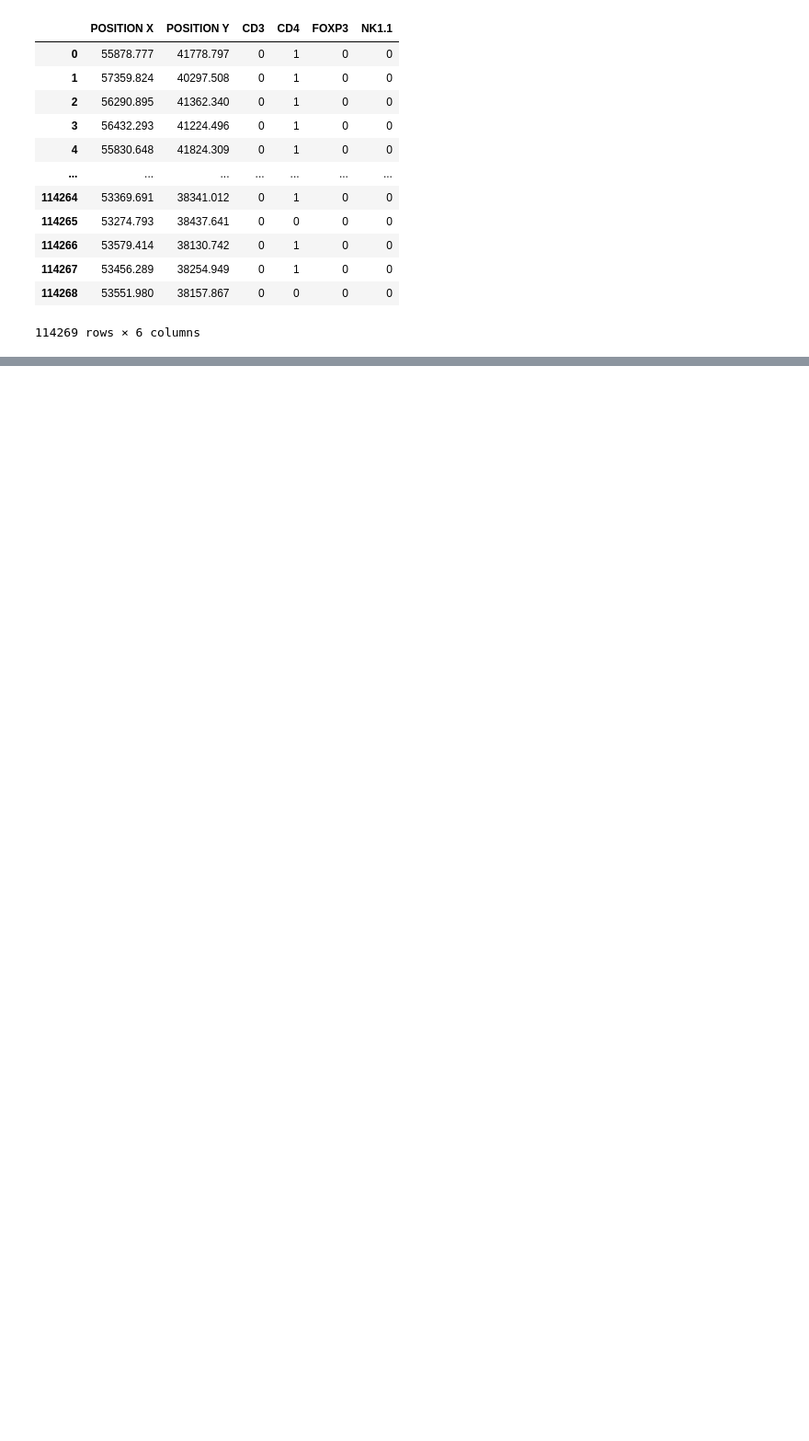
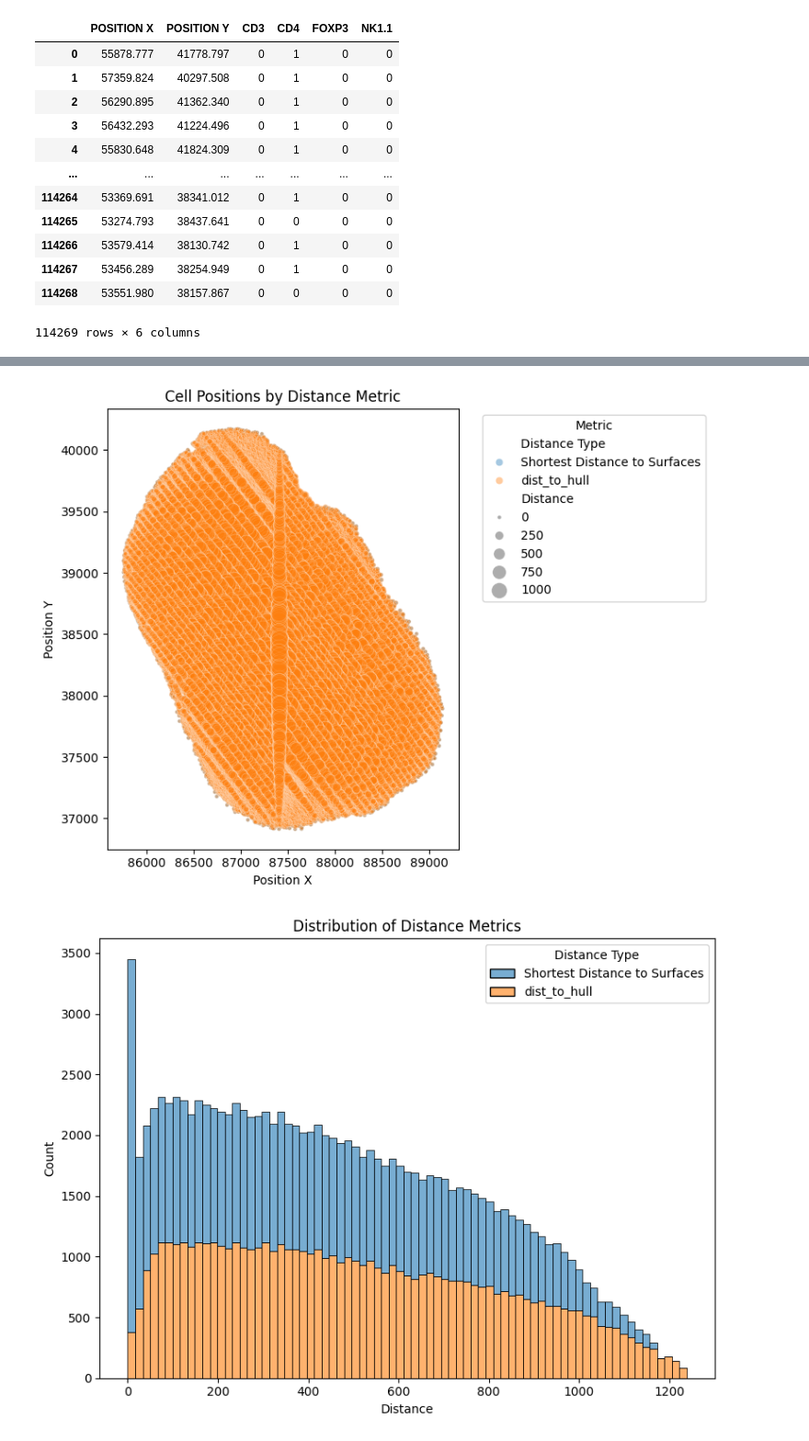
Before and after one commit to helclp/lab_proj1, a Jupyter notebook: combiner1.ipynb, the cells around one changed output, grey strips where cells are left out. Shown at 92% size. Saved outputs shown, nothing was run; the diff lists cells and outputs as text; code cells hidden in the pictures; blank space fills up the shorter version.

```diff
--- a/combiner1.ipynb
+++ b/combiner1.ipynb
@@ -161,0 +253,17 @@ test1
+# %%
+dapi2_position = pd.read_csv('edge_test/tumor edge test DAPI position_Selection.csv' , skiprows=3)
+dapi2_position.drop(columns=['Unit', 'Category',
+       'Collection', 'Time', 'CC3 catchall', 'CC3 real', 'CD103',
+       'CD103+ cDC1', 'CD3','CD177','CD3-CD68', 'CD3-CD68+CD206', 'CD4',
+       'CD45',  'Unnamed: 18'], inplace=True)
+
+dapi2_distance = pd.read_csv('edge_test/tumor edge test_DAPI distance to tumor edge_Selection.csv' , skiprows=3)
+dapi2_distance.drop(columns=['Category', 'Surfaces', 'Time',
+       'CC3 catchall', 'CC3 real', 'CD103', 'CD103+ cDC1', 'CD177', 'CD3',
+       'CD3-CD68', 'CD3-CD68+CD206', 'Unit','CD4', 'CD45', 'Unnamed: 16'], inplace=True)
+
+# cd3_position.head()
+dapi2_final = dapi2_position.merge(dapi2_distance, on=["ID"], how='left').sort_values(by=['ID'], ascending=True)
+dapi2_final =  dapi2_final[['ID','Position X', 'Position Y', 'Position Z',
+       'Shortest Distance to Surfaces']].set_index('ID')
+dapi2_final.head()
@@ -161,0 +343,52 @@ test1
+# %%
+import pandas as pd
+import seaborn as sns
+import matplotlib.pyplot as plt
+
+# Assuming your DataFrame is in `df`
+# Melt to long form
+df_long  = df
+df_long = df.reset_index().melt(
+    id_vars=['ID', 'Position X', 'Position Y'],
+    value_vars=['Shortest Distance to Surfaces', 'dist_to_hull'],
+    var_name='Distance Type',
+    value_name='Distance'
+)
+
+# 1) Scatter with semi‑transparent points
+plt.figure(figsize=(8,6))
+sns.scatterplot(
+    data=df_long,
+    x='Position X',
+    y='Position Y',
+    hue='Distance Type',
+    size='Distance',
+    sizes=(10, 200),
+    alpha=0.4,             # more transparent
+    legend='brief'
+)
+plt.title("Cell Positions by Distance Metric")
+plt.xlabel("Position X")
+plt.ylabel("Position Y")
+plt.legend(title="Metric", bbox_to_anchor=(1.05, 1), loc='upper left')
+plt.tight_layout()
+plt.show()
+
+# 2) Stacked histogram of the two distance metrics
+plt.figure(figsize=(8,6))
+sns.histplot(
+    data=df_long,
+    x='Distance',
+    hue='Distance Type',
+    multiple='stack',      # stack the counts
+    bins=75,
+    alpha=0.6              # semi‑transparent bars
+)
+plt.title("Distribution of Distance Metrics")
+plt.xlabel("Distance")
+plt.ylabel("Count")
+plt.tight_layout()
+plt.show()
+# %% [output]
+[figure, added]
+[figure, added]
```
Also changed, not shown: parts of 9 cells of this notebook, 3 other files.
